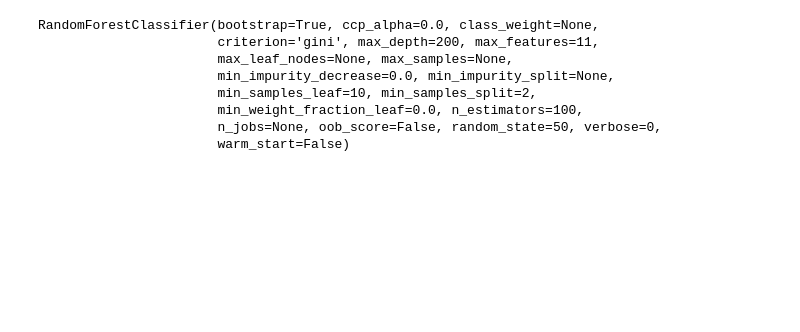
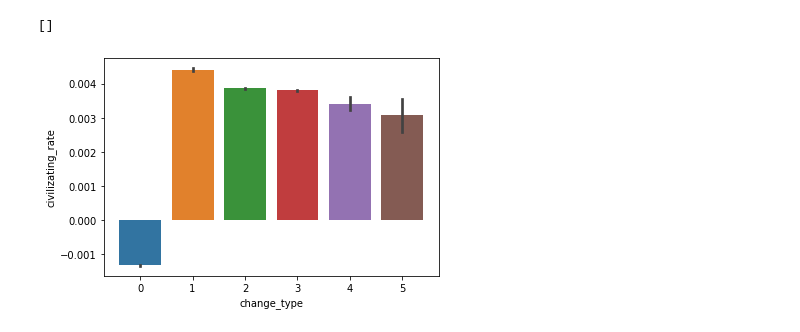
Before and after one commit to JP-Regazzi/classification-landscape-transformations, a Jupyter notebook: rick/a.ipynb, the cells around one changed output. Drawn from its saved outputs; the diff is of its cells as text; code cells hidden in the pictures; blank space fills up the shorter version.

```diff
--- a/rick/a.ipynb
+++ b/rick/a.ipynb
@@ -113,7 +196,4 @@ copied_of_copied_train_df = copied_train_df.copy(deep=True)
 # %%
-## Fix date
-copied_of_copied_train_df[DATE_COLUMNS] = copied_of_copied_train_df[DATE_COLUMNS].apply(lambda x: pd.to_datetime(x, format='%d-%m-%Y', errors='coerce'))
-
 ## Create deltas: color and time
 for metric in METRICS:
     for color in COLORS:
@@ -179,6 +259,2 @@ for delta_date in delta_dates: copied_of_copied_train_df[delta_date] = copied_of
 # %%
 ready_to_train_df = copied_of_copied_train_df.copy(deep=True)
-# %%
-bounds = ready_to_train_df['geometry'].bounds
-ready_to_train_df['area_to_length_ratio'] = ready_to_train_df['area'] / ready_to_train_df['length'] # the more, the closer to square
-ready_to_train_df['angle'] = np.arctan((bounds['maxy']-bounds['miny'])/(bounds['maxx']-bounds['minx']))
@@ -298,23 +376,9 @@ sns.boxplot(data= ready_to_train_df, x= 'change_type', y = 'date_delta_total')
-# %%
-from sklearn.ensemble import RandomForestClassifier
-from sklearn.model_selection import train_test_split
-
-y = ready_to_train_df["change_type"]
-
-X = ready_to_train_df[useful_features]
-
-X_train, X_test, y_train, y_test = train_test_split(X, y, test_size=0.1, random_state=50)
-
-
-
-clf = RandomForestClassifier(n_estimators=100, random_state=50, max_features=int(len(useful_features)*0.5), max_depth=200, min_samples_leaf=10)
-clf.fit(X_train, y_train)
-# %% [output]
-RandomForestClassifier(bootstrap=True, ccp_alpha=0.0, class_weight=None,
-                       criterion='gini', max_depth=200, max_features=11,
-                       max_leaf_nodes=None, max_samples=None,
-                       min_impurity_decrease=0.0, min_impurity_split=None,
-                       min_samples_leaf=10, min_samples_split=2,
-                       min_weight_fraction_leaf=0.0, n_estimators=100,
-                       n_jobs=None, oob_score=False, random_state=50, verbose=0,
-                       warm_start=False)
+# %%
+
+i = 20
+plt.figure()
+sns.barplot(data= ready_to_train_df, x= 'change_type', y ="civilizating_rate")
+plt.plot()
+# %% [output]
+[]
+[figure, added]
```
Also changed, not shown: parts of 57 cells of this notebook.
